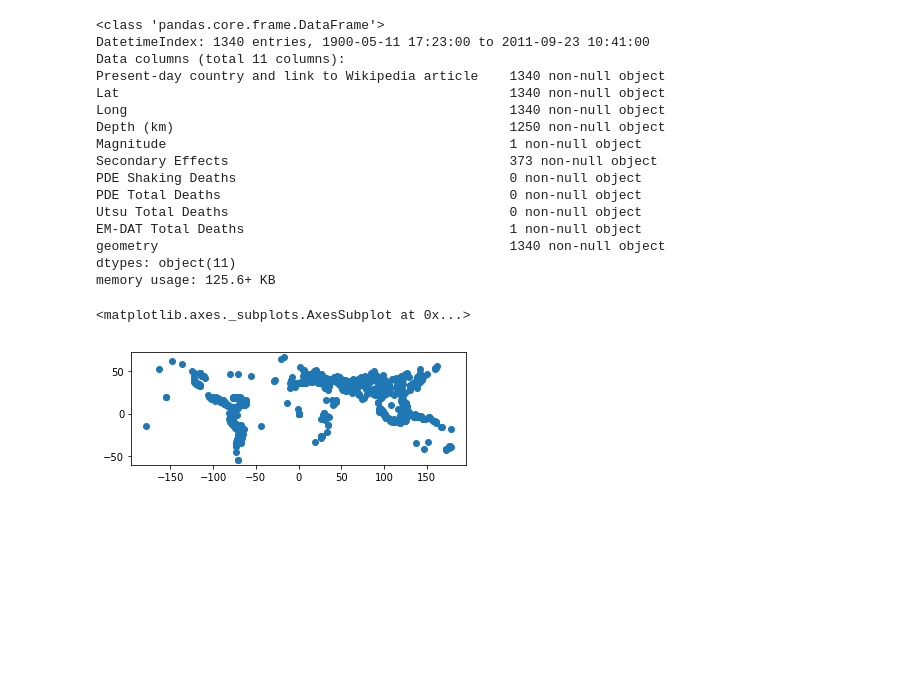
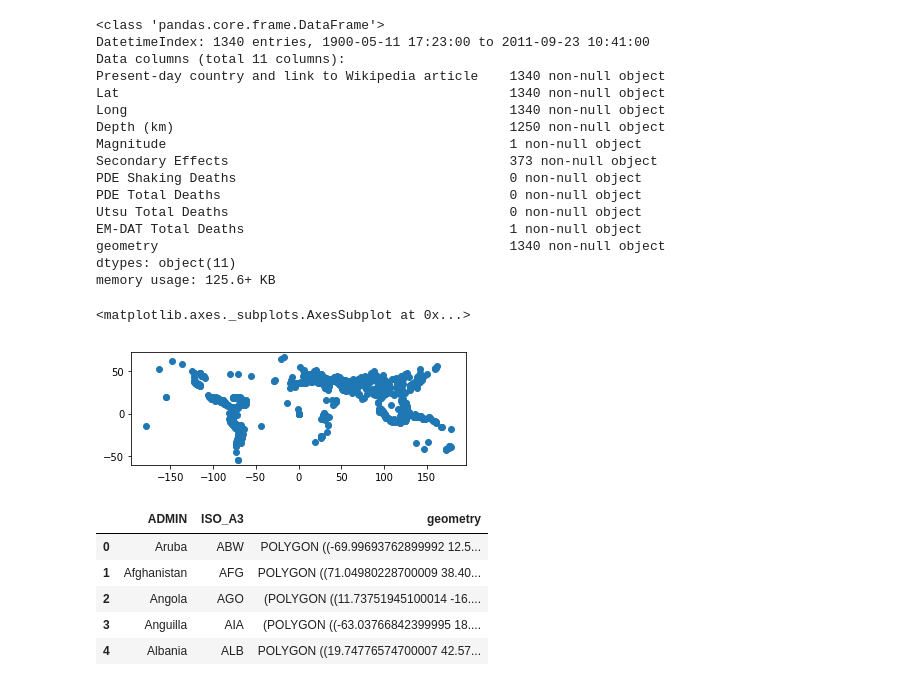
Before and after one commit to smitamisra/StrikingRobo_Earthquakes, a Jupyter notebook: TP_DQ3.ipynb, the cells around one changed output. Saved outputs shown, nothing was run; the diff lists cells and outputs as text; code cells hidden in the pictures; blank space fills up the shorter version.

```diff
--- a/TP_DQ3.ipynb
+++ b/TP_DQ3.ipynb
@@ -163,3 +165,13 @@ gdf.plot()
 # %% [output]
 <matplotlib.axes._subplots.AxesSubplot at 0x...>
 [figure]
+# %%
+countries_df = gpd.read_file('data/countries.geojson')
+countries_df.head()
+# %% [output]
+|  | ADMIN | ISO_A3 | geometry |
+| 0 | Aruba | ABW | POLYGON ((-69.99693762899992 12.5... |
+| 1 | Afghanistan | AFG | POLYGON ((71.04980228700009 38.40... |
+| 2 | Angola | AGO | (POLYGON ((11.73751945100014 -16.... |
+| 3 | Anguilla | AIA | (POLYGON ((-63.03766842399995 18.... |
+| 4 | Albania | ALB | POLYGON ((19.74776574700007 42.57... |
```
Also changed, not shown: parts of 2 cells of this notebook, 6 other files.
